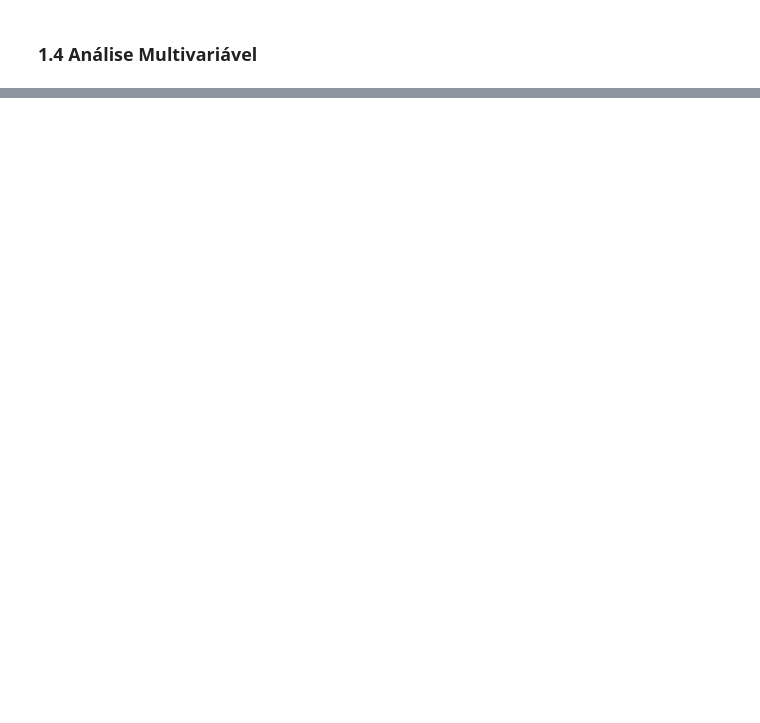
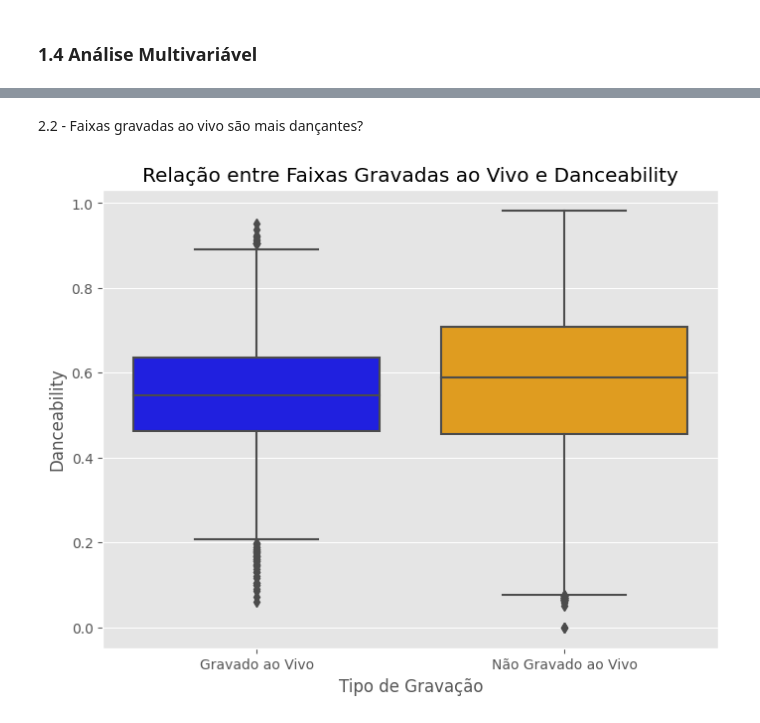
Before and after one commit to m4rc0st/RecomendacaoMusicas, a Jupyter notebook: analise_spotify_dados.ipynb, the cells around one changed output, grey strips where cells are left out. Cells and saved outputs as stored; diff of their text form; code cells hidden in the pictures; blank space fills up the shorter version.

```diff
--- a/analise_spotify_dados.ipynb
+++ b/analise_spotify_dados.ipynb
@@ -100,0 +276,17 @@ plt.show()
+# %% [markdown]
+2.2 - Faixas gravadas ao vivo são mais dançantes?
+# %%
+# Filtrar as faixas gravadas ao vivo e não gravadas ao vivo
+live_tracks = df[df['liveness'] > 0.5]
+non_live_tracks = df[df['liveness'] <= 0.5]
+
+# Criar um boxplot comparando liveness e danceability
+plt.figure(figsize=(8, 6))
+sb.boxplot(data=[live_tracks['danceability'], non_live_tracks['danceability']], palette=['blue', 'orange'])
+plt.xticks(ticks=[0, 1], labels=['Gravado ao Vivo', 'Não Gravado ao Vivo'])
+plt.title('Relação entre Faixas Gravadas ao Vivo e Danceability')
+plt.xlabel('Tipo de Gravação')
+plt.ylabel('Danceability')
+plt.show()
+# %% [output]
+[figure, added]
```
Also changed, not shown: parts of 31 cells of this notebook, 1 other file.
